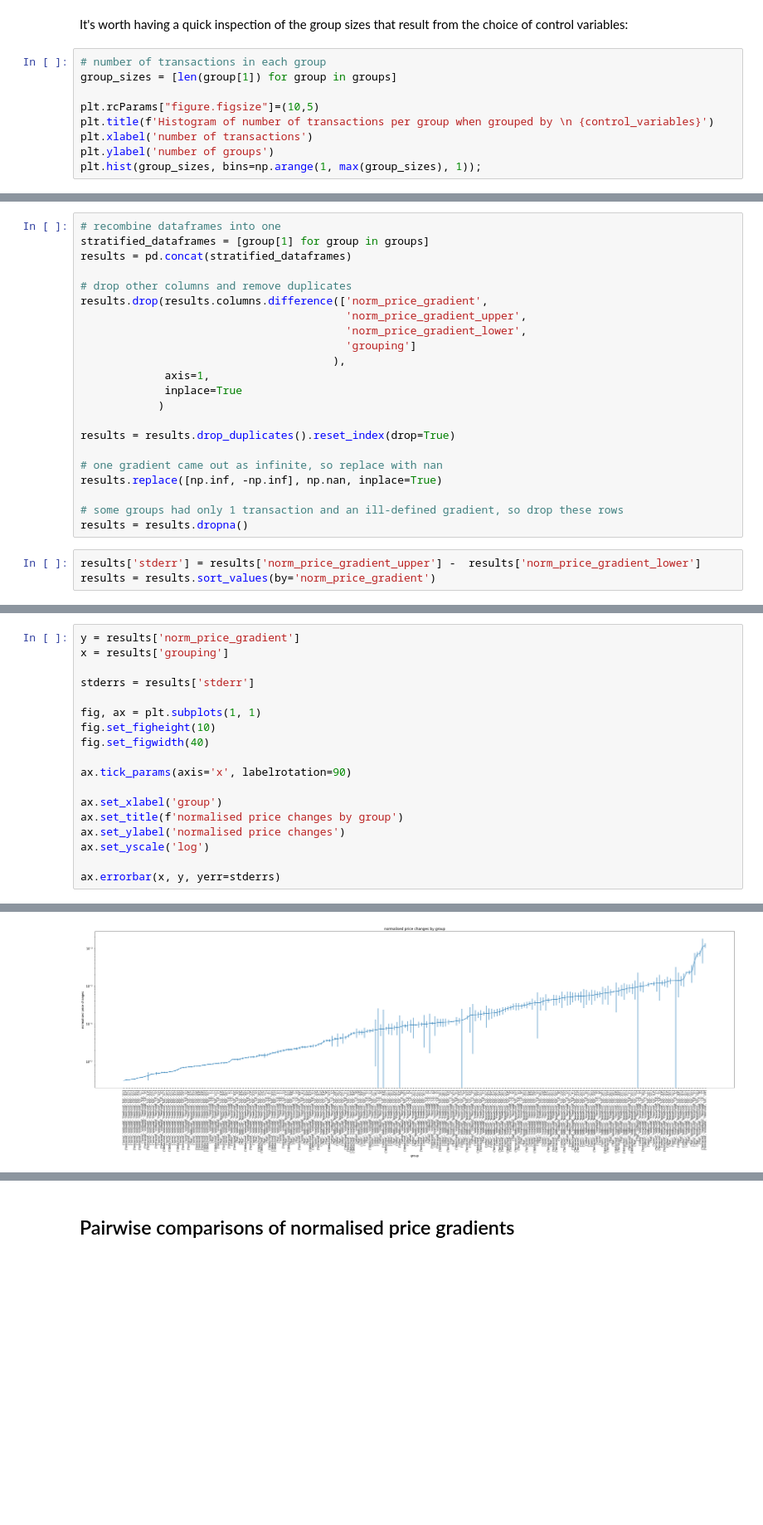
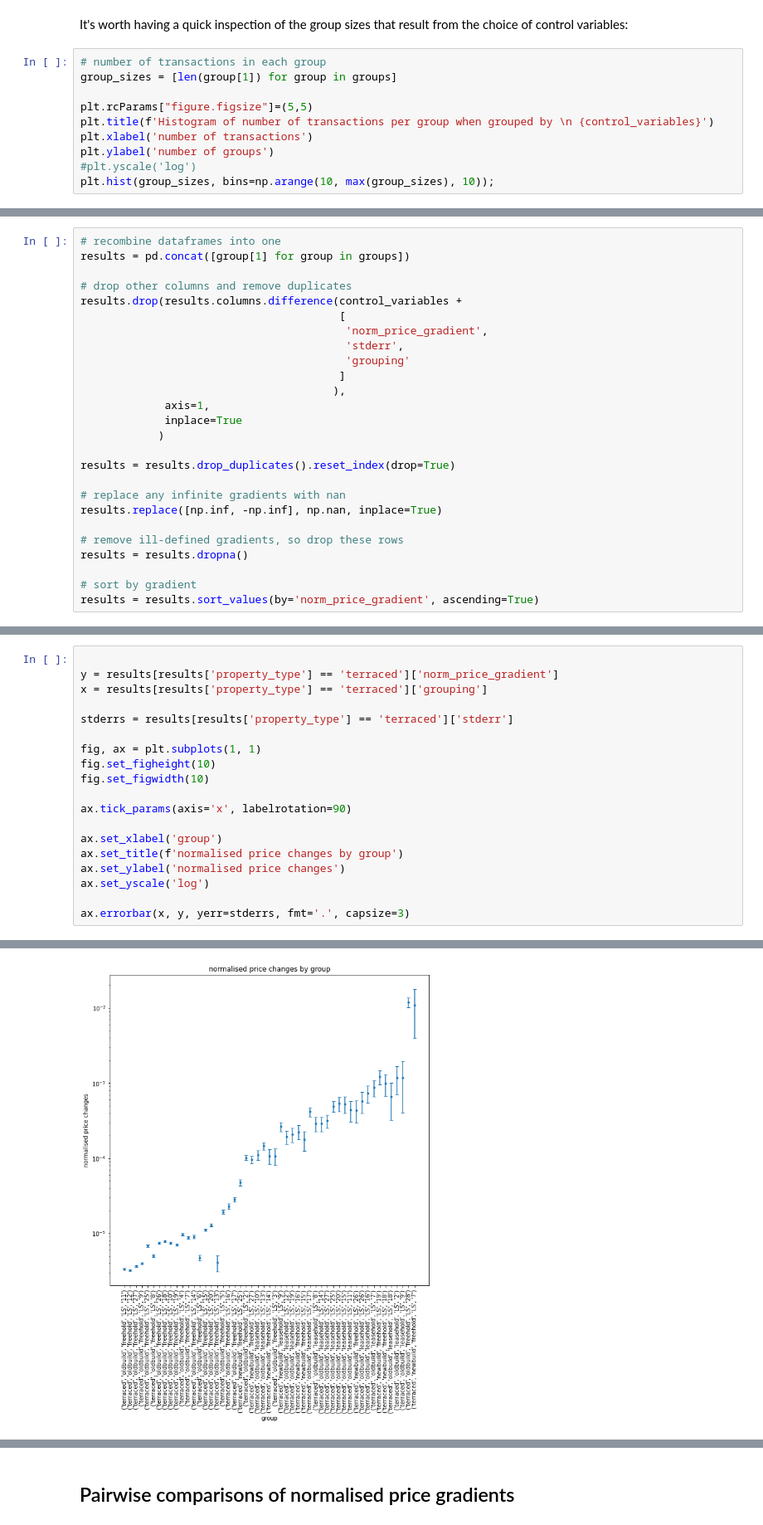
Before and after one commit to teerev/housing, a Jupyter notebook: price_explorer.ipynb, the cells around one changed output, grey strips where cells are left out. Shown at 83% size. Cells and saved outputs as stored; diff of their text form; blank space fills up the shorter version.

```diff
--- a/price_explorer.ipynb
+++ b/price_explorer.ipynb
@@ -395,9 +386,10 @@ It's worth having a quick inspection of the group sizes that result from the cho
 # number of transactions in each group
 group_sizes = [len(group[1]) for group in groups]
 
-plt.rcParams["figure.figsize"]=(10,5)
+plt.rcParams["figure.figsize"]=(5,5)
 plt.title(f'Histogram of number of transactions per group when grouped by \n {control_variables}')
 plt.xlabel('number of transactions')
 plt.ylabel('number of groups')
-plt.hist(group_sizes, bins=np.arange(1, max(group_sizes), 1));
+#plt.yscale('log')
+plt.hist(group_sizes, bins=np.arange(10, max(group_sizes), 10));
 # %% [output]
@@ -445,14 +443,15 @@ for group in groups:
     group[1]['grouping'] = str(group[0])
 # %%
 # recombine dataframes into one
-stratified_dataframes = [group[1] for group in groups]
-results = pd.concat(stratified_dataframes)
+results = pd.concat([group[1] for group in groups])
 
 # drop other columns and remove duplicates
-results.drop(results.columns.difference(['norm_price_gradient',
-                                         'norm_price_gradient_upper',
-                                         'norm_price_gradient_lower',
-                                         'grouping']
+results.drop(results.columns.difference(control_variables +
+                                        [
+                                         'norm_price_gradient',
+                                         'stderr',
+                                         'grouping'
+                                        ]
                                        ),
              axis=1,
              inplace=True
@@ -460,11 +459,11 @@ results.drop(results.columns.difference(['norm_price_gradient',
 
 results = results.drop_duplicates().reset_index(drop=True)
 
-# one gradient came out as infinite, so replace with nan
+# replace any infinite gradients with nan
 results.replace([np.inf, -np.inf], np.nan, inplace=True)
 
-# some groups had only 1 transaction and an ill-defined gradient, so drop these rows
+# remove ill-defined gradients, so drop these rows
 results = results.dropna()
+
+# sort by gradient
+results = results.sort_values(by='norm_price_gradient', ascending=True)
-# %%
-results['stderr'] = results['norm_price_gradient_upper'] -  results['norm_price_gradient_lower']
-results = results.sort_values(by='norm_price_gradient')
@@ -471,24 +522,25 @@ results = results.sort_values(by='norm_price_gradient')
 # %%
-y = results['norm_price_gradient']
-x = results['grouping']
 
-stderrs = results['stderr']
+y = results[results['property_type'] == 'terraced']['norm_price_gradient']
+x = results[results['property_type'] == 'terraced']['grouping']
+
+stderrs = results[results['property_type'] == 'terraced']['stderr']
 
 fig, ax = plt.subplots(1, 1)
 fig.set_figheight(10)
-fig.set_figwidth(40)
+fig.set_figwidth(10)
 
 ax.tick_params(axis='x', labelrotation=90)
 
 ax.set_xlabel('group')
 ax.set_title(f'normalised price changes by group')
 ax.set_ylabel('normalised price changes')
 ax.set_yscale('log')
 
-ax.errorbar(x, y, yerr=stderrs)
+ax.errorbar(x, y, yerr=stderrs, fmt='.', capsize=3)
 # %% [output]
 <ErrorbarContainer object of 3 artists>
-[figure, old version]
+[figure, new version]
 # %%
 
 
```
Also changed, not shown: parts of 9 cells of this notebook.
